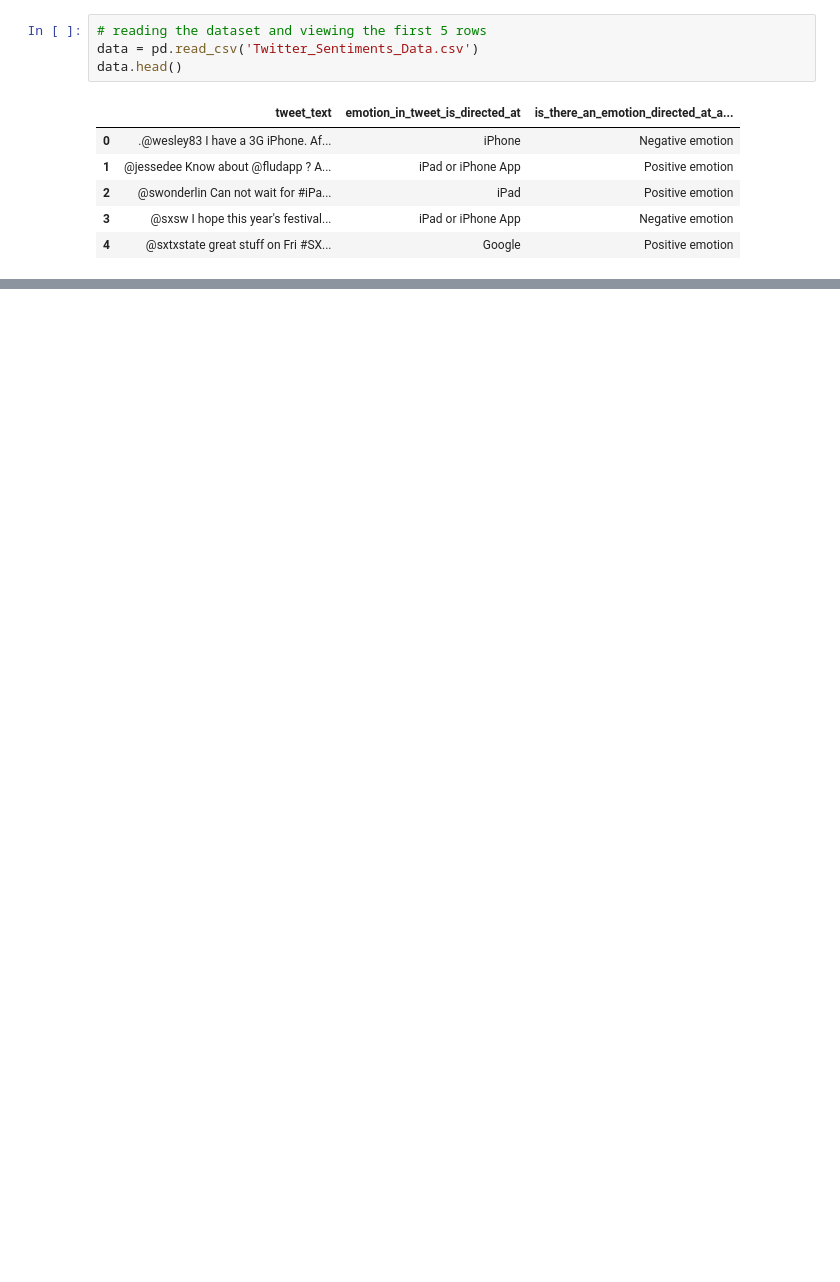
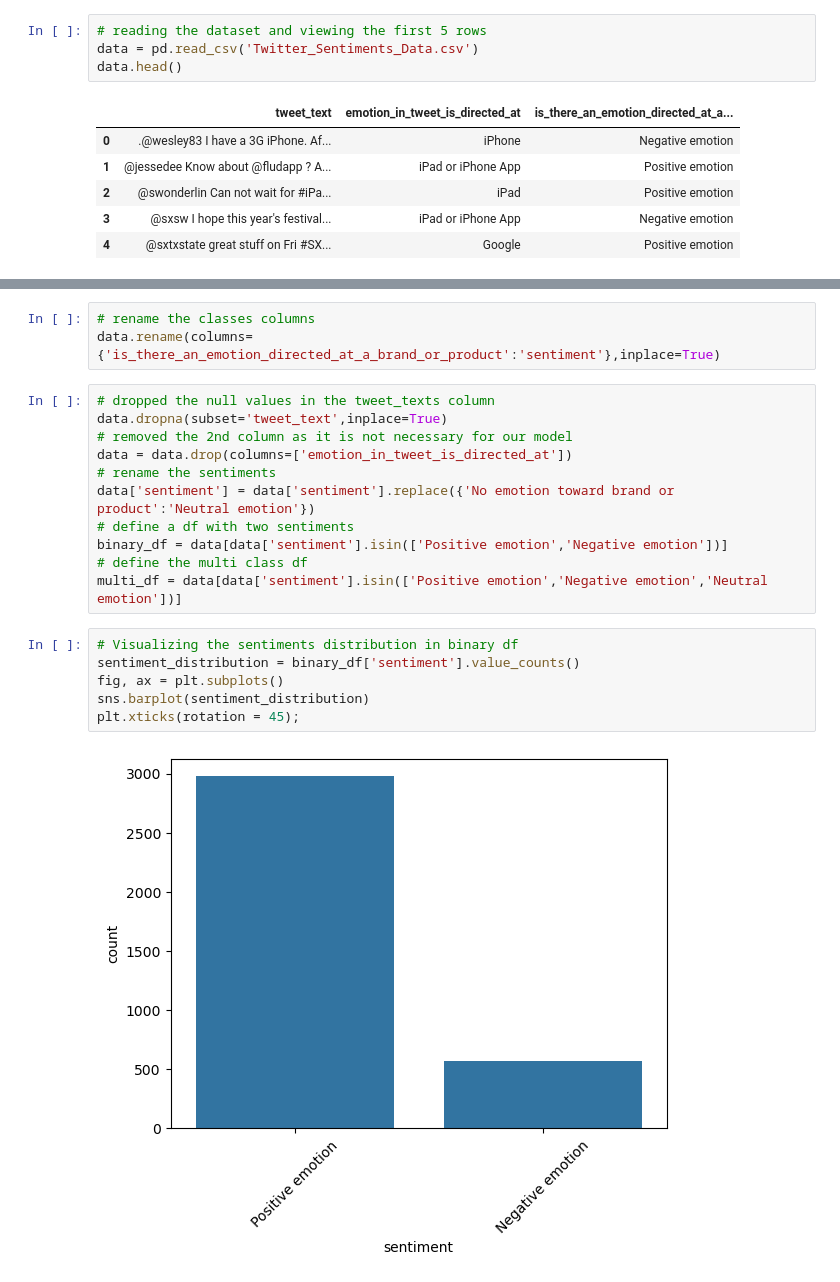
Before and after one commit to Seryabiz/Phase_4_Project, a Jupyter notebook: Sentiment_Analysis_NLP.ipynb, the cells around one changed output, grey strips where cells are left out. Cells and saved outputs as stored; diff of their text form; blank space fills up the shorter version.

Commit message:
Model

```diff
--- a/Sentiment_Analysis_NLP.ipynb
+++ b/Sentiment_Analysis_NLP.ipynb
@@ -21,0 +75,22 @@ data.head()
+# %%
+# rename the classes columns
+data.rename(columns={'is_there_an_emotion_directed_at_a_brand_or_product':'sentiment'},inplace=True)
+# %%
+# dropped the null values in the tweet_texts column
+data.dropna(subset='tweet_text',inplace=True)
+# removed the 2nd column as it is not necessary for our model
+data = data.drop(columns=['emotion_in_tweet_is_directed_at'])
+# rename the sentiments
+data['sentiment'] = data['sentiment'].replace({'No emotion toward brand or product':'Neutral emotion'})
+# define a df with two sentiments
+binary_df = data[data['sentiment'].isin(['Positive emotion','Negative emotion'])]
+# define the multi class df
+multi_df = data[data['sentiment'].isin(['Positive emotion','Negative emotion','Neutral emotion'])]
+# %%
+# Visualizing the sentiments distribution in binary df
+sentiment_distribution = binary_df['sentiment'].value_counts()
+fig, ax = plt.subplots()
+sns.barplot(sentiment_distribution)
+plt.xticks(rotation = 45);
+# %% [output]
+[figure, added]
```
Also changed, not shown: parts of 32 cells of this notebook, 4 other files.
